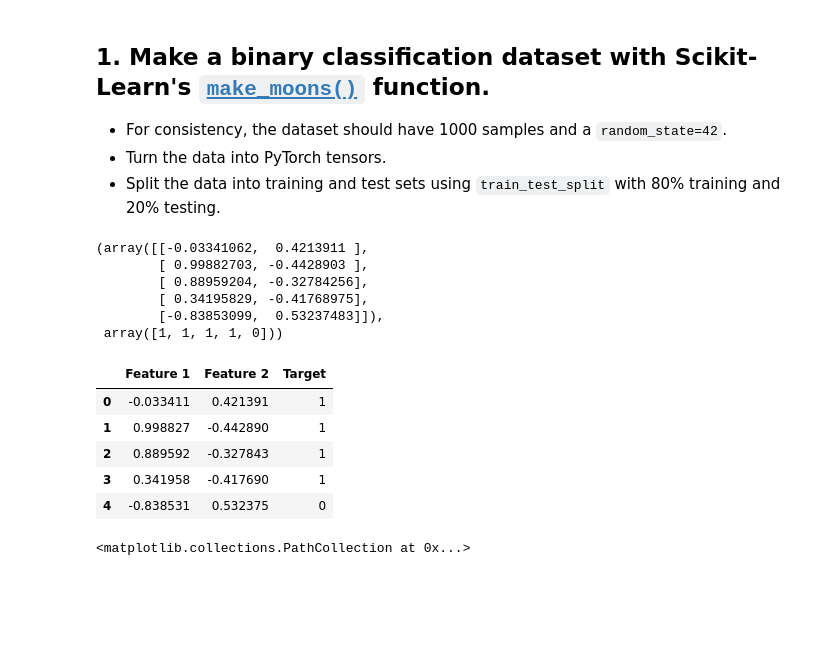
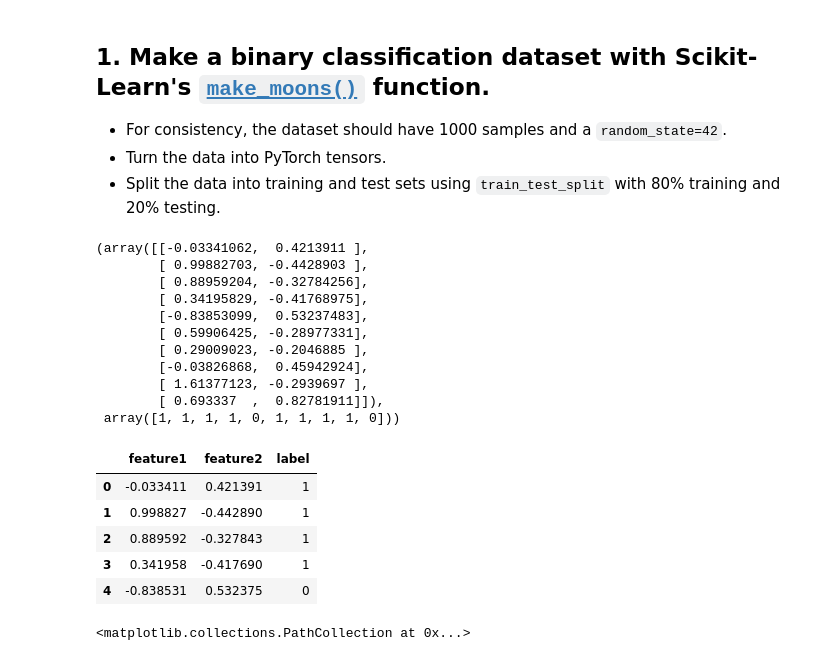
Before and after one commit to wangw-hub/pytorchProject, a Jupyter notebook: Zero to Mastery Learn PyTorch for Deep Learning/Exercise/02_pytorch_classification_exercises.ipynb, the cells around one changed output. Saved outputs shown, nothing was run; the diff lists cells and outputs as text; code cells hidden in the pictures; blank space fills up the shorter version.

```diff
--- a/Zero to Mastery Learn PyTorch for Deep Learning/Exercise/02_pytorch_classification_exercises.ipynb
+++ b/Zero to Mastery Learn PyTorch for Deep Learning/Exercise/02_pytorch_classification_exercises.ipynb
@@ -50,30 +54,34 @@ RANDOM_SEED = 42
 # %%
 # Create a dataset with Scikit-Learn's make_moons()
 from sklearn.datasets import make_moons
-from sklearn.model_selection import train_test_split
-X, y = make_moons(n_samples=1000,
-                  noise = 0.07,
-                  random_state=42)
+N_SAMPLES = 1000
 
+X,y = make_moons(n_samples=N_SAMPLES,
+                 noise=0.07,
+                 random_state=RANDOM_SEED)
 
-
-X[:5],y[:5]
+X[:10],y[:10]
 # %% [output]
 (array([[-0.03341062,  0.4213911 ],
         [ 0.99882703, -0.4428903 ],
         [ 0.88959204, -0.32784256],
         [ 0.34195829, -0.41768975],
-        [-0.83853099,  0.53237483]]),
- array([1, 1, 1, 1, 0]))
+        [-0.83853099,  0.53237483],
+        [ 0.59906425, -0.28977331],
+        [ 0.29009023, -0.2046885 ],
+        [-0.03826868,  0.45942924],
+        [ 1.61377123, -0.2939697 ],
+        [ 0.693337  ,  0.82781911]]),
+ array([1, 1, 1, 1, 0, 1, 1, 1, 1, 0]))
 # %%
 # Turn data into a DataFrame
 import pandas as pd
-X_pd = pd.DataFrame(X, columns=["Feature 1", "Feature 2"])
-y_pd = pd.Series(y, name="Target")
-data = pd.concat([X_pd, y_pd], axis=1)
-data.head()
+dataF = pd.DataFrame({'feature1':X[:,0],
+                      'feature2':X[:,1],
+                      'label':y})
+dataF[:5]
 # %% [output]
-|  | Feature 1 | Feature 2 | Target |
+|  | feature1 | feature2 | label |
 | 0 | -0.033411 | 0.421391 | 1 |
 | 1 | 0.998827 | -0.442890 | 1 |
 | 2 | 0.889592 | -0.327843 | 1 |
```
Also changed, not shown: parts of 29 cells of this notebook, 11 other files.
